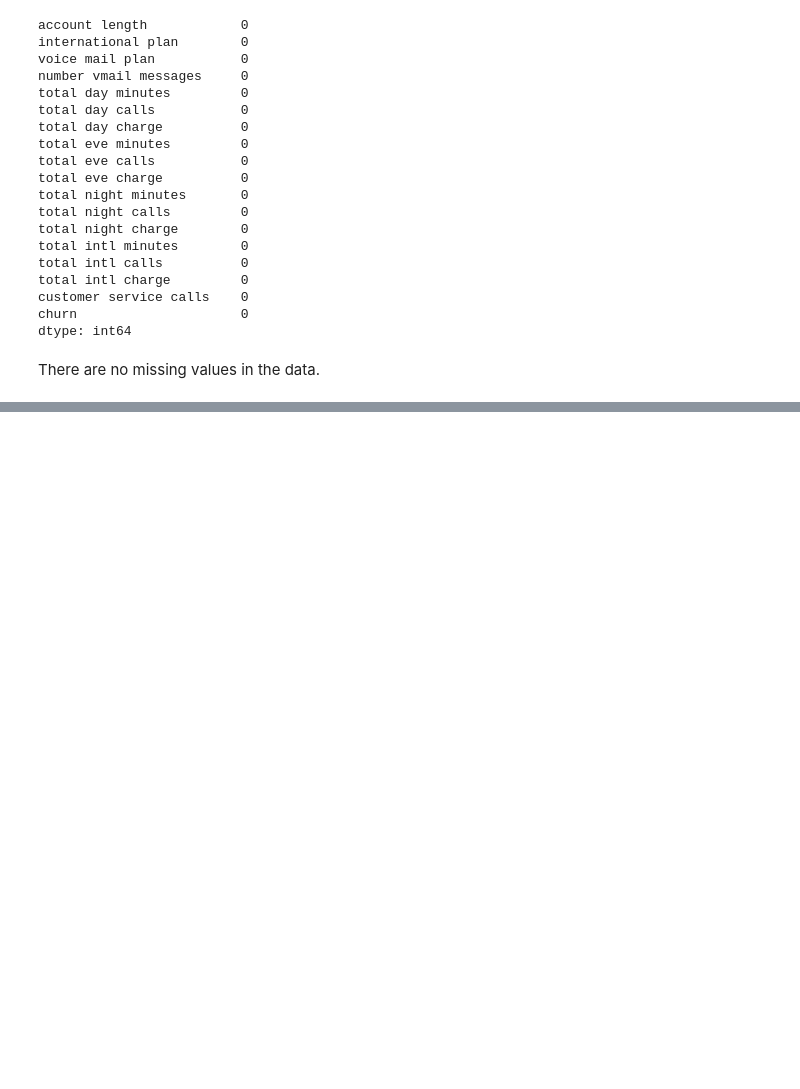
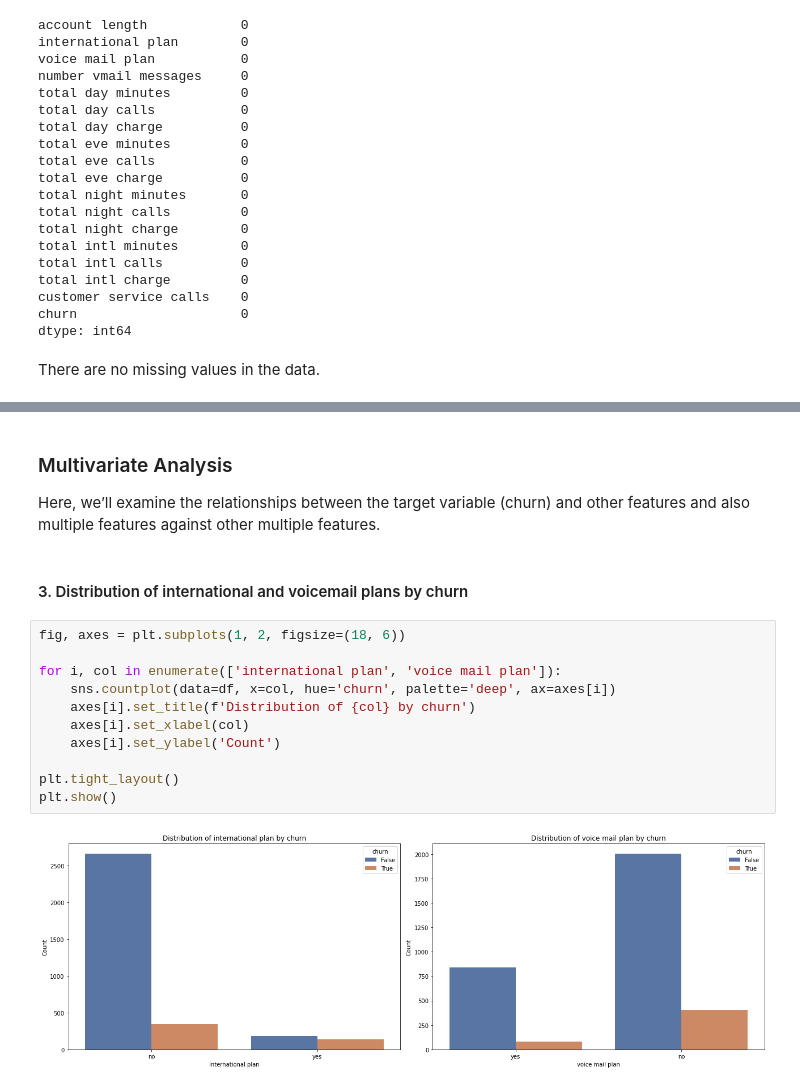
Before and after one commit to tracy-gwehona/Customer-Churn-Prediction, a Jupyter notebook: Customer-Churn-Prediction.ipynb, the cells around one changed output, grey strips where cells are left out. Drawn from its saved outputs; the diff is of its cells as text; blank space fills up the shorter version.

```diff
--- a/Customer-Churn-Prediction.ipynb
+++ b/Customer-Churn-Prediction.ipynb
@@ -145,0 +208,18 @@ There are no missing values in the data.
+# %% [markdown]
+### Multivariate Analysis
+Here, we’ll examine the relationships between the target variable (churn) and other features and also multiple features against other multiple features.
+# %% [markdown]
+#### 3. Distribution of international and voicemail plans by churn
+# %%
+fig, axes = plt.subplots(1, 2, figsize=(18, 6))
+
+for i, col in enumerate(['international plan', 'voice mail plan']):
+    sns.countplot(data=df, x=col, hue='churn', palette='deep', ax=axes[i])
+    axes[i].set_title(f'Distribution of {col} by churn')
+    axes[i].set_xlabel(col)
+    axes[i].set_ylabel('Count')
+
+plt.tight_layout()
+plt.show()
+# %% [output]
+[figure, added]
```
Also changed, not shown: parts of 14 cells of this notebook.
